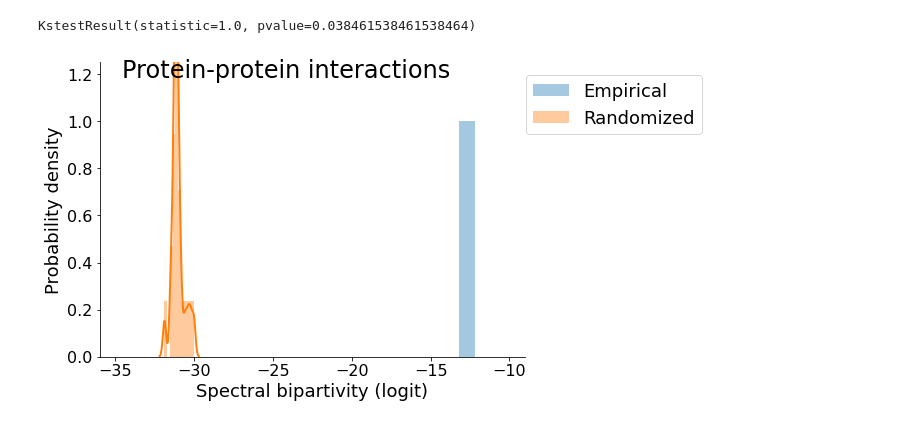
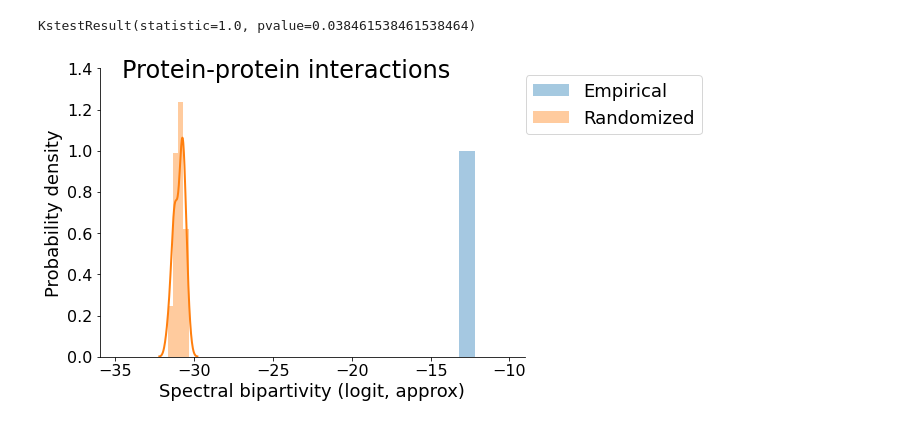
Before and after one commit to carolinamattsson/local-connectivity-structure, a Jupyter notebook: tutorial.ipynb, the cells around one changed output. Drawn from its saved outputs; the diff is of its cells as text; code cells hidden in the pictures.

Commit message:
re-run
re-ran the computation, then updated the y_axis values for the plots

```diff
--- a/tutorial.ipynb
+++ b/tutorial.ipynb
@@ -577,33 +577,33 @@ bipartivity_plot = pd.DataFrame({"Randomized":dist_randomized,"Empirical":dist_o
 # Same plot
 fig, ax = plt.subplots(1,1,figsize=(7, 5))
 
 # Draw the density plot
 sns.distplot(bipartivity_plot[bipartivity_plot['variable'] == "Randomized"]['value'], hist = True, kde = True, norm_hist=True, color=sns.color_palette()[1],
              kde_kws = {'linewidth': 2},
              ax=ax, label = "Randomized")
 
 # Draw a line for the actual value
 sns.distplot(bipartivity_plot[bipartivity_plot['variable'] == "Empirical"]['value'], hist = True, kde = False, norm_hist=True, bins = 1,
              ax=ax, label = "Empirical")
 
 
 # Plot formatting
 ax.set_xlim([-36,-9])
-ax.set_ylim([0,1.25])
+ax.set_ylim([0,1.4])
 
 ax.spines['right'].set_visible(False)
 ax.spines['top'].set_visible(False)
 
 ax.set_ylabel('Probability density',size=18)
-ax.set_xlabel('Spectral bipartivity (logit)',size=18)
+ax.set_xlabel('Spectral bipartivity (logit, approx)',size=18)
 ax.tick_params(labelsize=16)
 
 handles, labels = ax.get_legend_handles_labels()
 lgd = fig.legend(reversed(handles),reversed(labels),prop={'size': 18}, bbox_to_anchor=(0.95,0.95), loc='upper left')
 
 fig.tight_layout()
 fig.suptitle("Protein-protein interactions",size=24)
 fig.savefig(os.path.join(projdir,"bp_interactions.pdf"), bbox_extra_artists=(lgd,), bbox_inches='tight')
 fig.savefig(os.path.join(projdir,"bp_interactions.jpg"), bbox_extra_artists=(lgd,), bbox_inches='tight')
 # %% [output]
-[figure, old version]
+[figure, new version]
```
Also changed, not shown: parts of 5 cells of this notebook, 6 other files.
